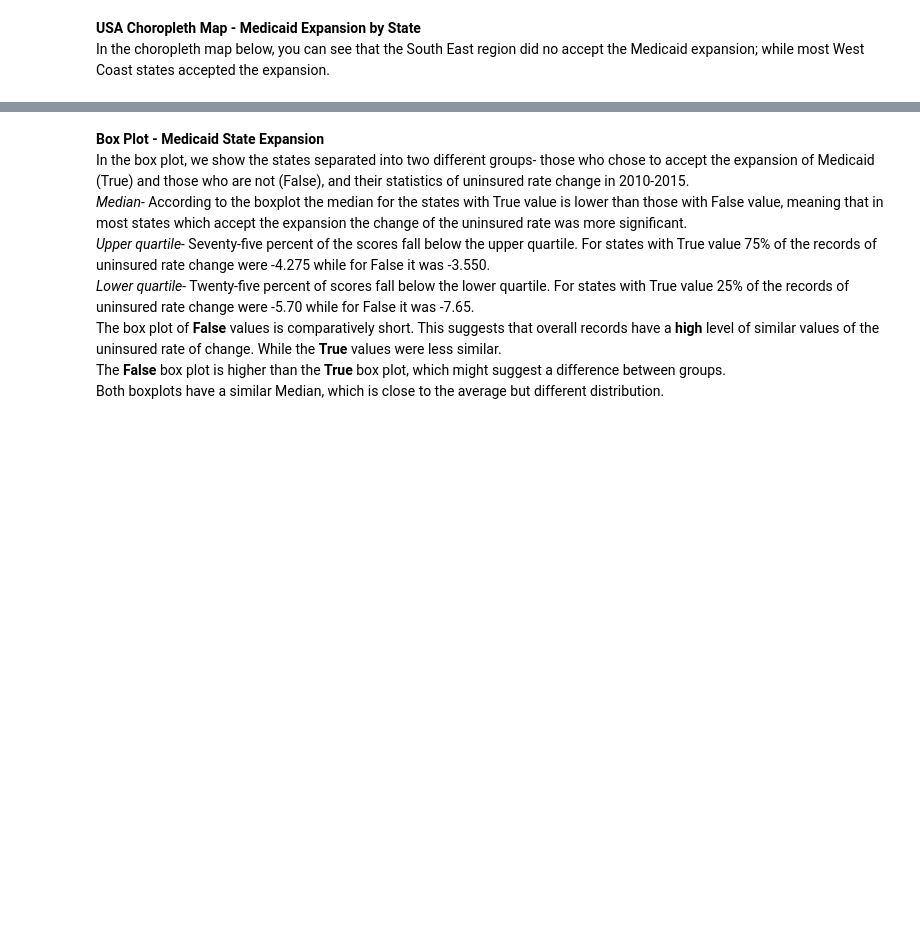
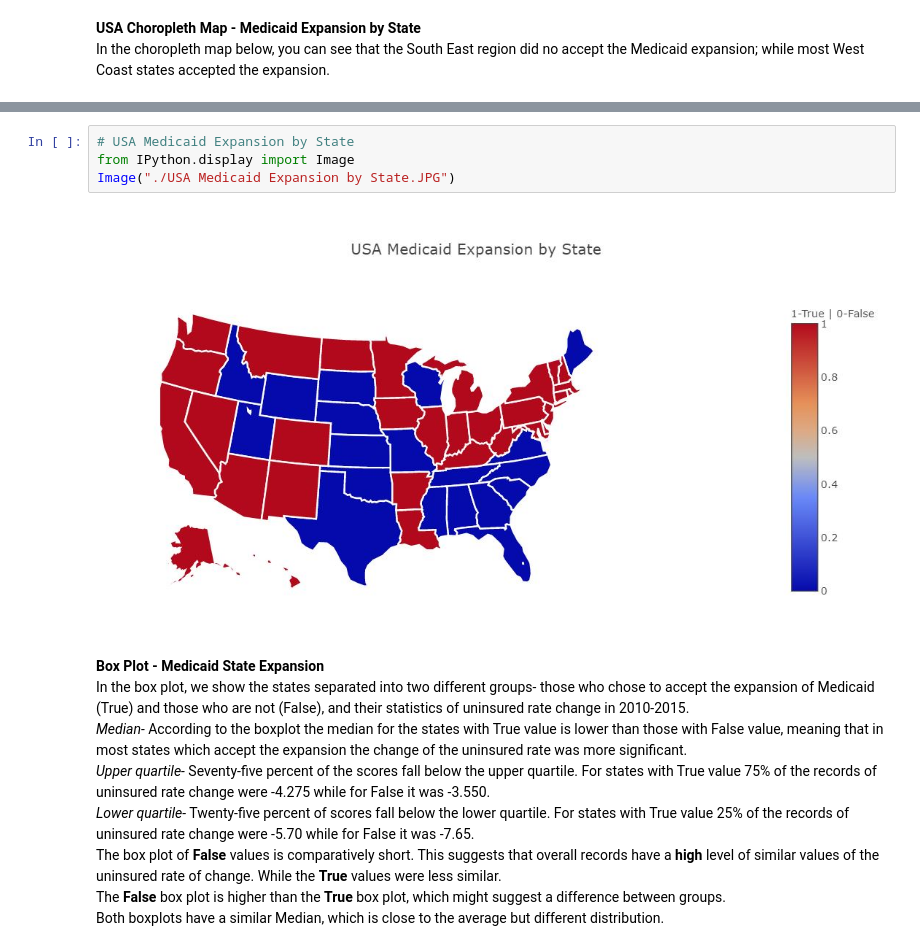
Before and after one commit to maayan3007/DAV-5400, a Jupyter notebook: Final Dav5400-MaayanDean/MRavivDpienica_Final Project Chapter 3 .ipynb, the cells around one changed output, grey strips where cells are left out. Cells and saved outputs as stored; diff of their text form; blank space fills up the shorter version.

```diff
--- a/Final Dav5400-MaayanDean/MRavivDpienica_Final Project Chapter 3 .ipynb
+++ b/Final Dav5400-MaayanDean/MRavivDpienica_Final Project Chapter 3 .ipynb
@@ -636,6 +644,12 @@ fig = go.Figure(data = data, layout = layout)
 plotly.offline.iplot(fig)
 # %% [output]
 [interactive output not drawn]
+# %%
+# USA Medicaid Expansion by State
+from IPython.display import Image
+Image("./USA Medicaid Expansion by State.JPG")
+# %% [output]
+[figure, added]
 # %% [markdown]
 __Box Plot - Medicaid State Expansion__
 <br>
```
Also changed, not shown: parts of 2 cells of this notebook.
